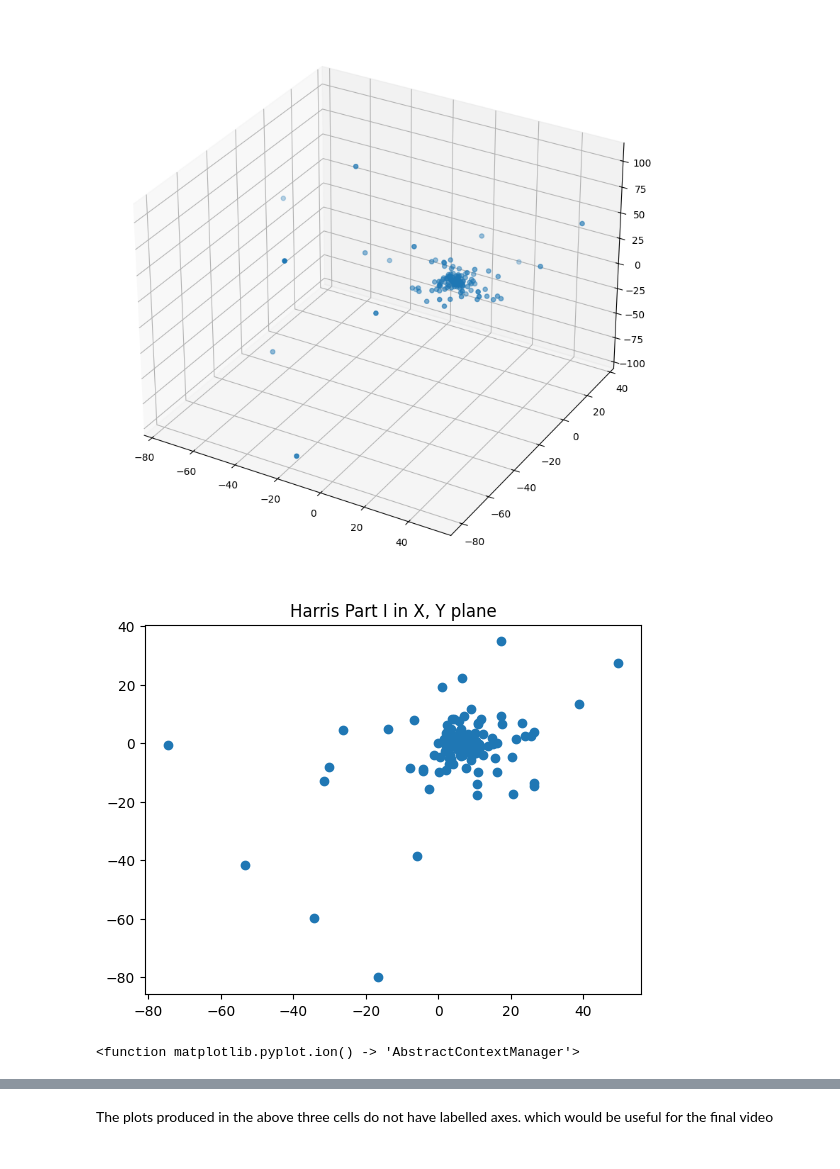
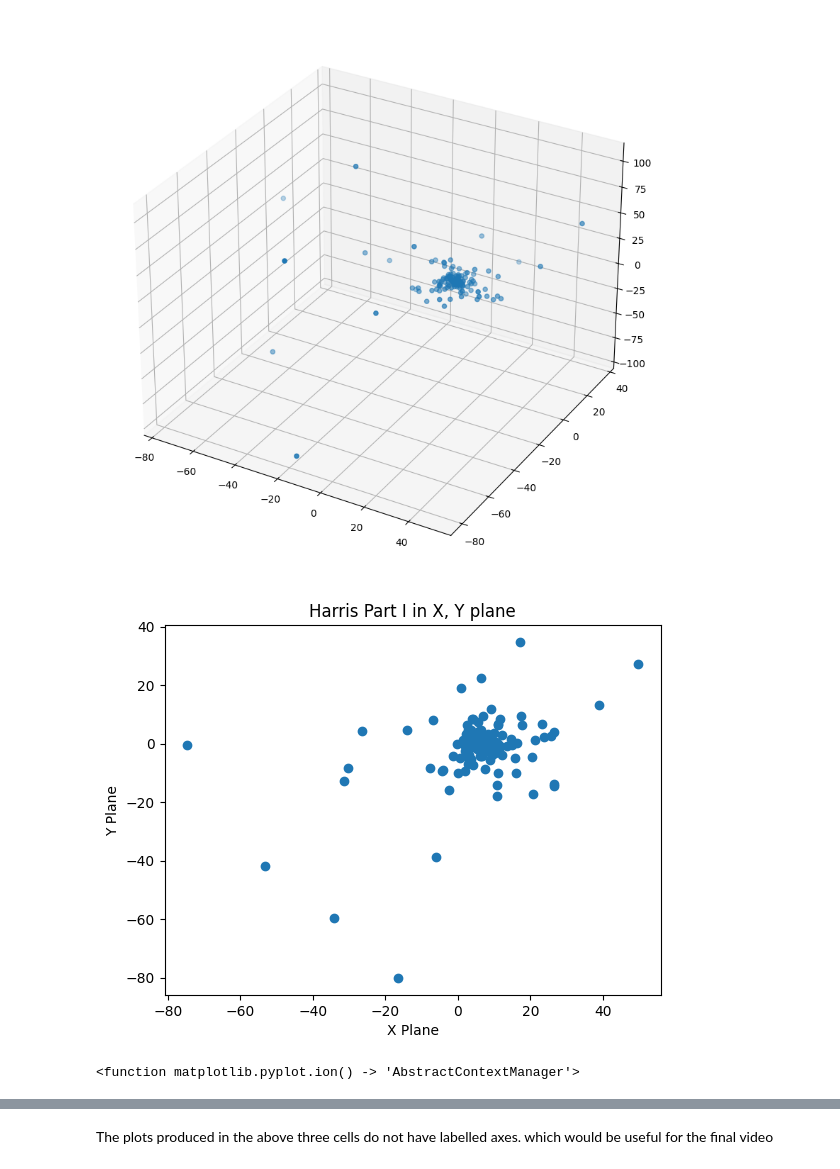
Before and after one commit to gigisheehan06-blip/3116-Comp-group2, a Jupyter notebook: The holy document.ipynb, the cells around one changed output, grey strips where cells are left out. Cells and saved outputs as stored; diff of their text form; code cells hidden in the pictures.

```diff
--- a/The holy document.ipynb
+++ b/The holy document.ipynb
@@ -145,23 +145,27 @@ plt.show()
 # %%
 # This block of code plots the Harris Part I in the X, Y axis
 # The scatterplots include a cursor meaning we can pick out the accreted globular clusters off the scatterplot
 
 # First we need to import the cursor feature from the matplotlib package:
 from matplotlib.widgets import Cursor
 import matplotlib.pyplot as plt
 
 
 # Then, we need to define the figure and axis or else the cursor function does not work:
 fig, ax = plt.subplots()
 
 # Now we can plot Harris I in X, Y and add the cursor
 ax.scatter(HarrisIX, HarrisIY)
 ax.set_title('Harris Part I in X, Y plane')
 cursor = Cursor(ax, useblit=True, color='red', linewidth=1)
+
+plt.xlabel('X Plane')
+plt.ylabel('Y Plane')
+
 plt.show()
 plt.ion
 # %% [output]
-[figure, old version]
+[figure, new version]
 <function matplotlib.pyplot.ion() -> 'AbstractContextManager'>
 # %%
 # Harris Part I in the X, Z axis
```
Also changed, not shown: parts of 2 cells of this notebook.
